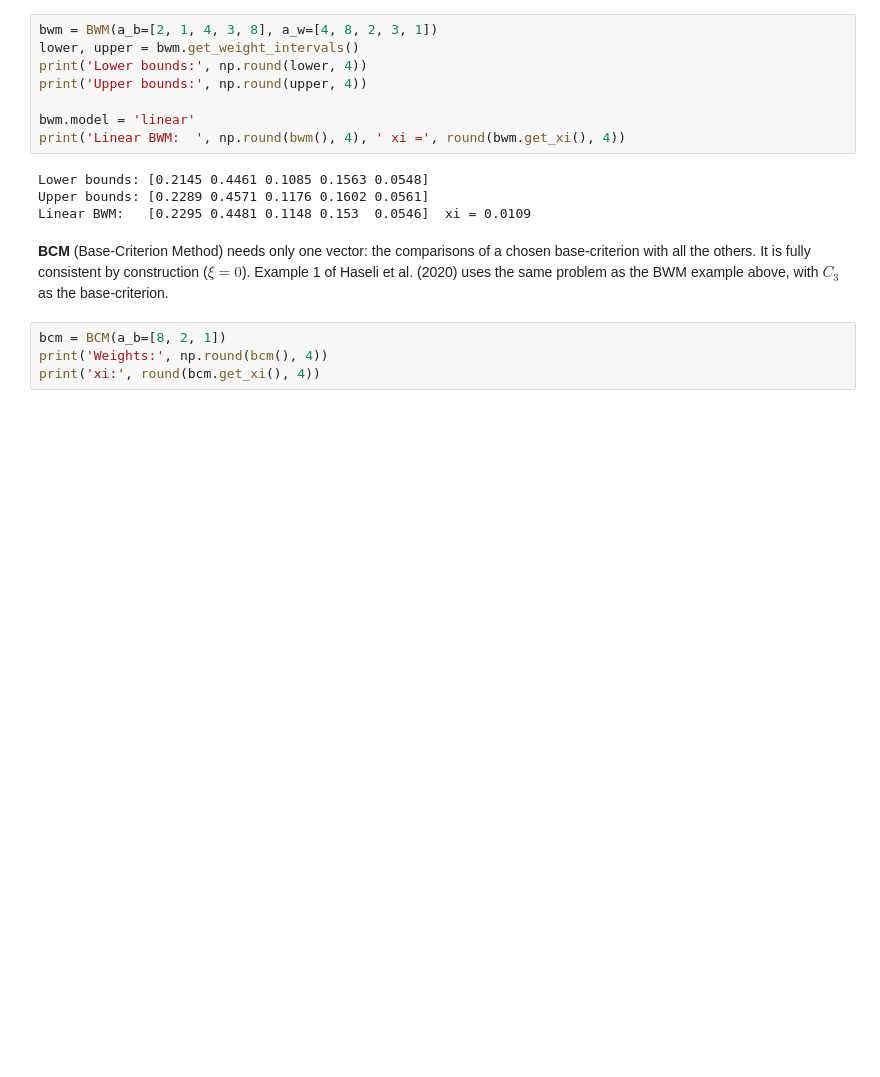
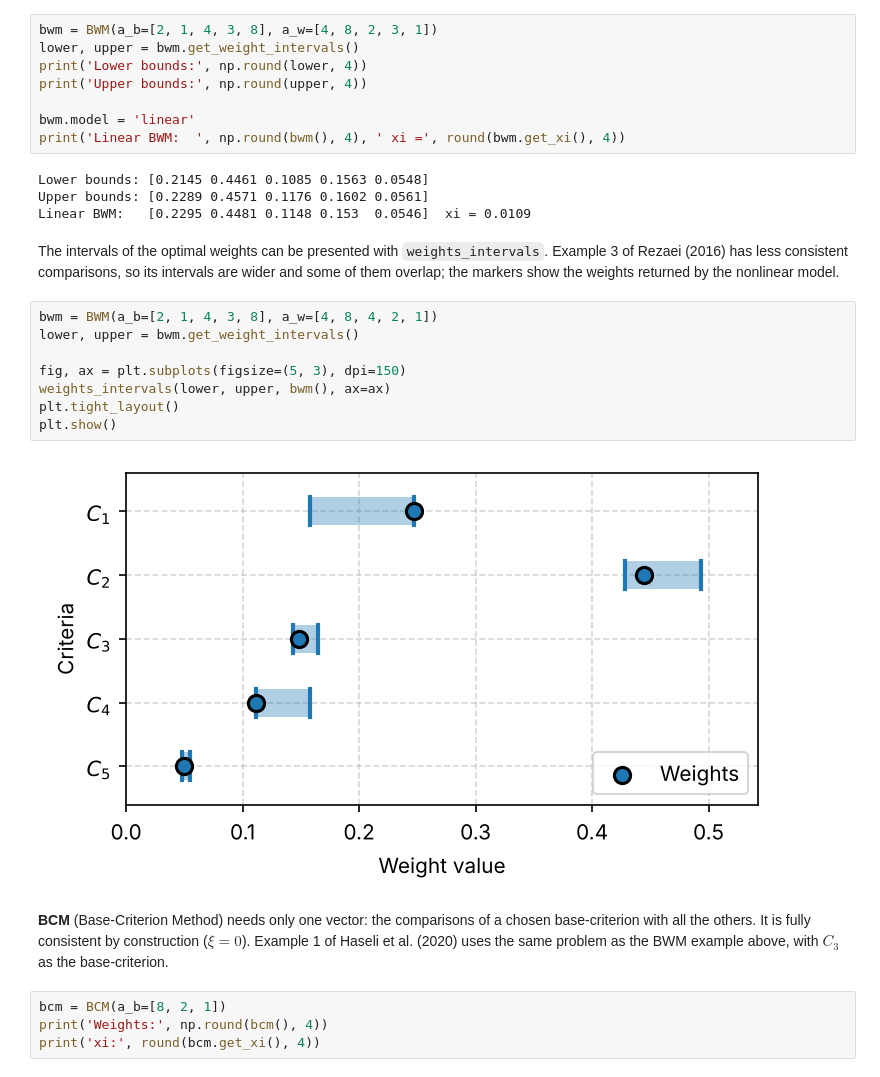
Before and after one commit to kotbaton/pymcdm, a Jupyter notebook: examples/Subjective_Weights_Example.ipynb, the cells around one changed output. Drawn from its saved outputs; the diff is of its cells as text; blank space fills up the shorter version.

```diff
--- a/examples/Subjective_Weights_Example.ipynb
+++ b/examples/Subjective_Weights_Example.ipynb
@@ -222,6 +239,20 @@ print('Linear BWM:  ', np.round(bwm(), 4), ' xi =', round(bwm.get_xi(), 4))
 Lower bounds: [0.2145 0.4461 0.1085 0.1563 0.0548]
 Upper bounds: [0.2289 0.4571 0.1176 0.1602 0.0561]
 Linear BWM:   [0.2295 0.4481 0.1148 0.153  0.0546]  xi = 0.0109
+# %% [markdown]
+The intervals of the optimal weights can be presented with `weights_intervals`. Example 3 of Rezaei (2016) has
+less consistent comparisons, so its intervals are wider and some of them overlap; the markers show the weights
+returned by the nonlinear model.
+# %%
+bwm = BWM(a_b=[2, 1, 4, 3, 8], a_w=[4, 8, 4, 2, 1])
+lower, upper = bwm.get_weight_intervals()
+
+fig, ax = plt.subplots(figsize=(5, 3), dpi=150)
+weights_intervals(lower, upper, bwm(), ax=ax)
+plt.tight_layout()
+plt.show()
+# %% [output]
+[figure, added]
 # %% [markdown]
 **BCM** (Base-Criterion Method) needs only one vector: the comparisons of a chosen base-criterion with all the
 others. It is fully consistent by construction ($\xi = 0$). Example 1 of Haseli et al. (2020) uses the same
```
Also changed, not shown: parts of 5 cells of this notebook, 1 other file.
